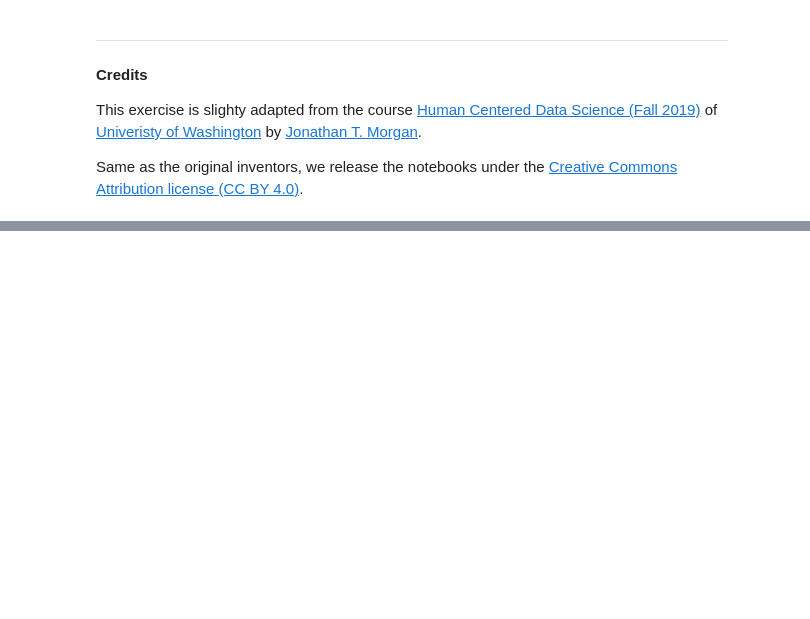
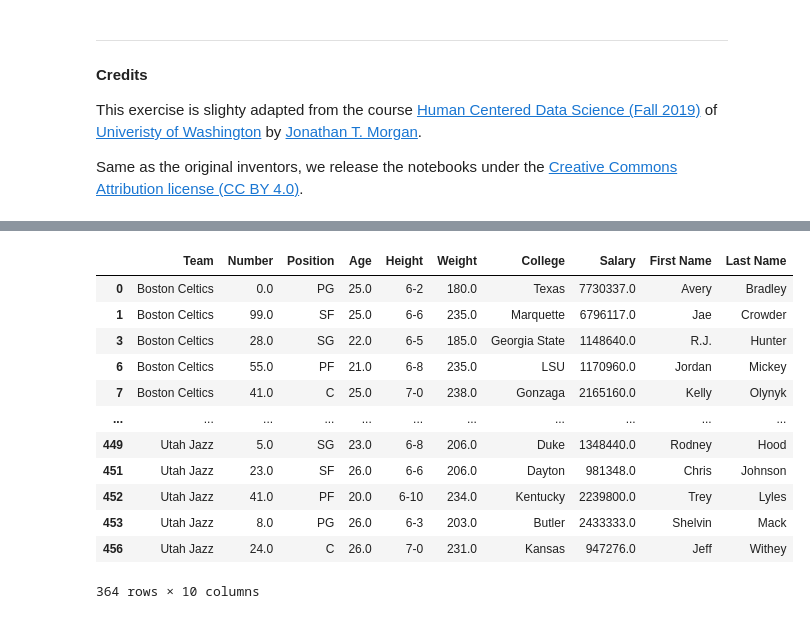
Before and after one commit to FUB-HCC/hcds-winter-2020, a Jupyter notebook: assignments/A2_ReproducibilityWorkflow/albe/A2_ReproducibilityWorkflow.ipynb, the cells around one changed output, grey strips where cells are left out. Saved outputs shown, nothing was run; the diff lists cells and outputs as text; code cells hidden in the pictures; blank space fills up the shorter version.

Commit message:
completed data processing

```diff
--- a/assignments/A2_ReproducibilityWorkflow/albe/A2_ReproducibilityWorkflow.ipynb
+++ b/assignments/A2_ReproducibilityWorkflow/albe/A2_ReproducibilityWorkflow.ipynb
@@ -178,3 +291,11 @@ Please graph the data in your notebook, rather than using an external applicatio
 This exercise is slighty adapted from the course [Human Centered Data Science (Fall 2019)](https://wiki.communitydata.science/Human_Centered_Data_Science_(Fall_2019)) of [Univeristy of Washington](https://www.washington.edu/datasciencemasters/) by [Jonathan T. Morgan](https://wiki.communitydata.science/User:Jtmorgan).
 
 Same as the original inventors, we release the notebooks under the [Creative Commons Attribution license (CC BY 4.0)](https://creativecommons.org/licenses/by/4.0/).
+# %%
+# importing pandas module
+import pandas as pd
+
+# reading csv file from url
+data = pd.read_csv("https://media.geeksforgeeks.org/wp-content/uploads/nba.csv")
+
+data
@@ -180,0 +316,32 @@ Same as the original inventors, we release the notebooks under the [Creative Com
+# %%
+# dropping null value columns to avoid errors
+data.dropna(inplace = True)
+
+# new data frame with split value columns
+new = data["Name"].str.split(" ", n = 1, expand = True)
+
+# making separate first name column from new data frame
+data["First Name"]= new[0]
+
+# making separate last name column from new data frame
+data["Last Name"]= new[1]
+
+# Dropping old Name columns
+data.drop(columns =["Name"], inplace = True)
+
+# df display
+data
+# %% [output]
+|  | Team | Number | Position | Age | Height | Weight | College | Salary | First Name | Last Name |
+| 0 | Boston Celtics | 0.0 | PG | 25.0 | 6-2 | 180.0 | Texas | 7730337.0 | Avery | Bradley |
+| 1 | Boston Celtics | 99.0 | SF | 25.0 | 6-6 | 235.0 | Marquette | 6796117.0 | Jae | Crowder |
+| 3 | Boston Celtics | 28.0 | SG | 22.0 | 6-5 | 185.0 | Georgia State | 1148640.0 | R.J. | Hunter |
+| 6 | Boston Celtics | 55.0 | PF | 21.0 | 6-8 | 235.0 | LSU | 1170960.0 | Jordan | Mickey |
+| 7 | Boston Celtics | 41.0 | C | 25.0 | 7-0 | 238.0 | Gonzaga | 2165160.0 | Kelly | Olynyk |
+| ... | ... | ... | ... | ... | ... | ... | ... | ... | ... | ... |
+| 449 | Utah Jazz | 5.0 | SG | 23.0 | 6-8 | 206.0 | Duke | 1348440.0 | Rodney | Hood |
+| 451 | Utah Jazz | 23.0 | SF | 26.0 | 6-6 | 206.0 | Dayton | 981348.0 | Chris | Johnson |
+| 452 | Utah Jazz | 41.0 | PF | 20.0 | 6-10 | 234.0 | Kentucky | 2239800.0 | Trey | Lyles |
+| 453 | Utah Jazz | 8.0 | PG | 26.0 | 6-3 | 203.0 | Butler | 2433333.0 | Shelvin | Mack |
+| 456 | Utah Jazz | 24.0 | C | 26.0 | 7-0 | 231.0 | Kansas | 947276.0 | Jeff | Withey |
+364 rows × 10 columns
```
Also changed, not shown: parts of 17 cells of this notebook.
